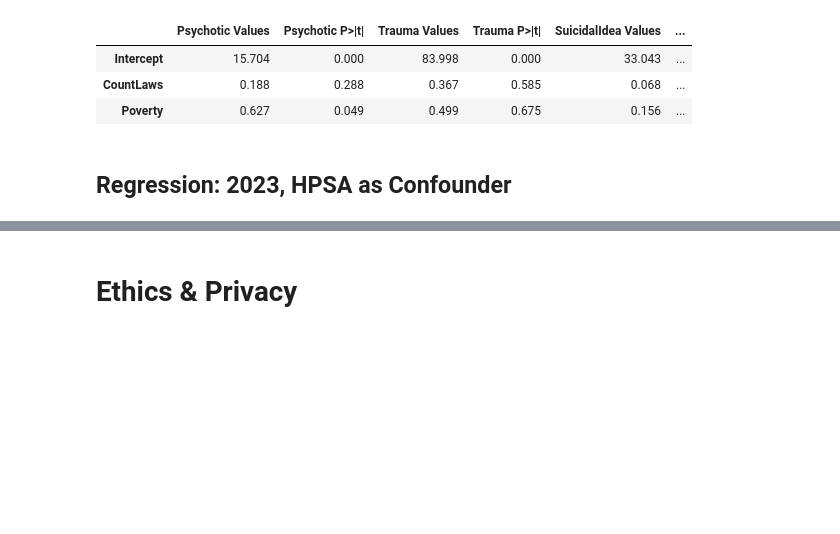
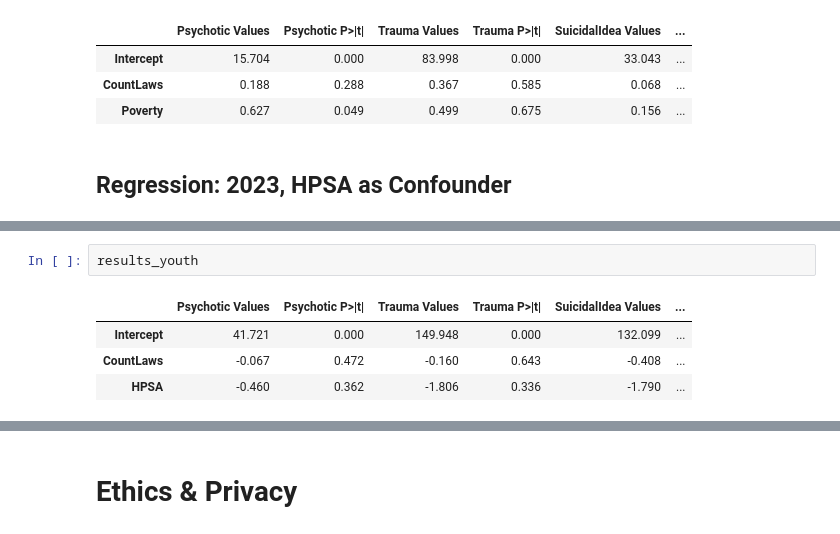
Before and after one commit to sofiatka/LGBTQ-Laws-and-MH, a Jupyter notebook: FinalProject_Group126_WI24.ipynb, the cells around one changed output, grey strips where cells are left out. Drawn from its saved outputs; the diff is of its cells as text; blank space fills up the shorter version.

```diff
--- a/FinalProject_Group126_WI24.ipynb
+++ b/FinalProject_Group126_WI24.ipynb
@@ -1581,0 +1616,7 @@ results_adults
+# %%
+results_youth
+# %% [output]
+|  | Psychotic Values | Psychotic P>|t| | Trauma Values | Trauma P>|t| | SuicidalIdea Values | ... |
+| Intercept | 41.721 | 0.000 | 149.948 | 0.000 | 132.099 | ... |
+| CountLaws | -0.067 | 0.472 | -0.160 | 0.643 | -0.408 | ... |
+| HPSA | -0.460 | 0.362 | -1.806 | 0.336 | -1.790 | ... |
```
Also changed, not shown: parts of 2 cells of this notebook.
